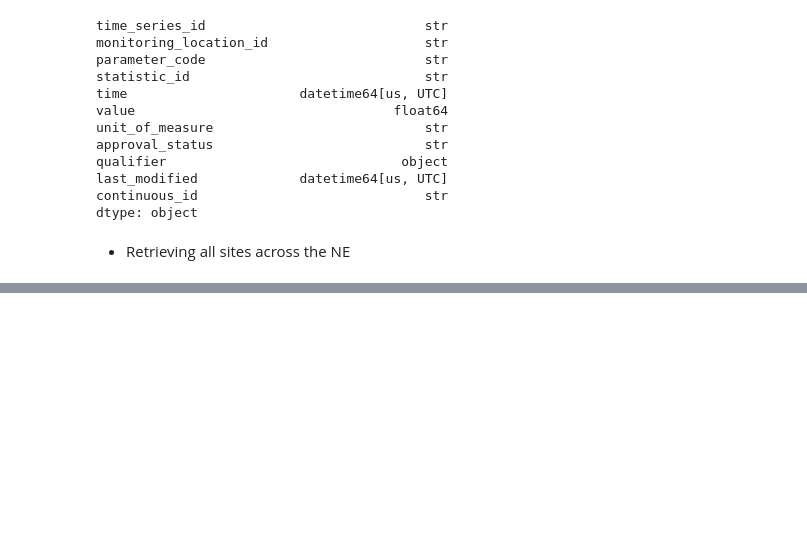
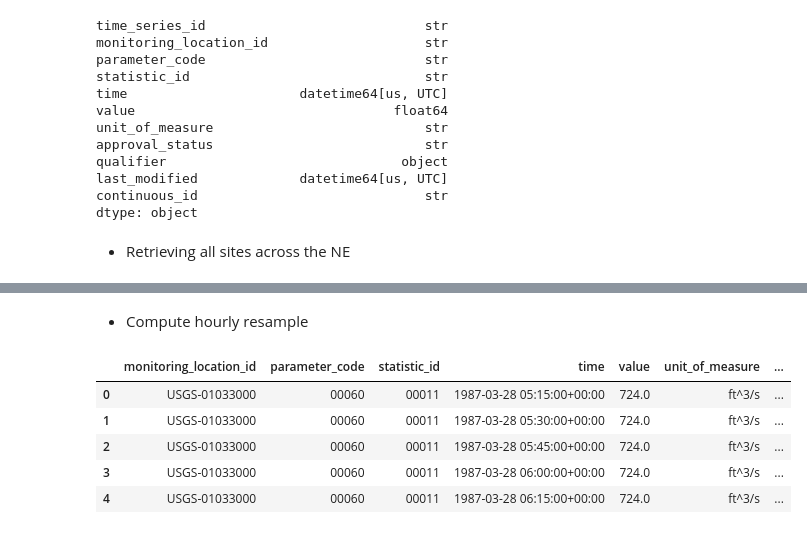
Before and after one commit to moralesvm/rain-on-snow, a Jupyter notebook: ros-workflow/3_get_Q_usgs.ipynb, the cells around one changed output, grey strips where cells are left out. Saved outputs shown, nothing was run; the diff lists cells and outputs as text; code cells hidden in the pictures; blank space fills up the shorter version.

Commit message:
Included hourly resample

```diff
--- a/ros-workflow/3_get_Q_usgs.ipynb
+++ b/ros-workflow/3_get_Q_usgs.ipynb
@@ -131,0 +124,15 @@ Wall time: 7min 43s
+# %% [markdown]
+* Compute hourly resample
+# %%
+# Read final parquet file
+usgs_output_path = output_dir / 'usgs_streamflow_Q.parquet'
+df = pd.read_parquet(usgs_output_path)
+# %%
+df.head()
+# %% [output]
+|  | monitoring_location_id | parameter_code | statistic_id | time | value | unit_of_measure | ... |
+| 0 | USGS-01033000 | 00060 | 00011 | 1987-03-28 05:15:00+00:00 | 724.0 | ft^3/s | ... |
+| 1 | USGS-01033000 | 00060 | 00011 | 1987-03-28 05:30:00+00:00 | 724.0 | ft^3/s | ... |
+| 2 | USGS-01033000 | 00060 | 00011 | 1987-03-28 05:45:00+00:00 | 724.0 | ft^3/s | ... |
+| 3 | USGS-01033000 | 00060 | 00011 | 1987-03-28 06:00:00+00:00 | 724.0 | ft^3/s | ... |
+| 4 | USGS-01033000 | 00060 | 00011 | 1987-03-28 06:15:00+00:00 | 724.0 | ft^3/s | ... |
```
Also changed, not shown: parts of 5 cells of this notebook.
